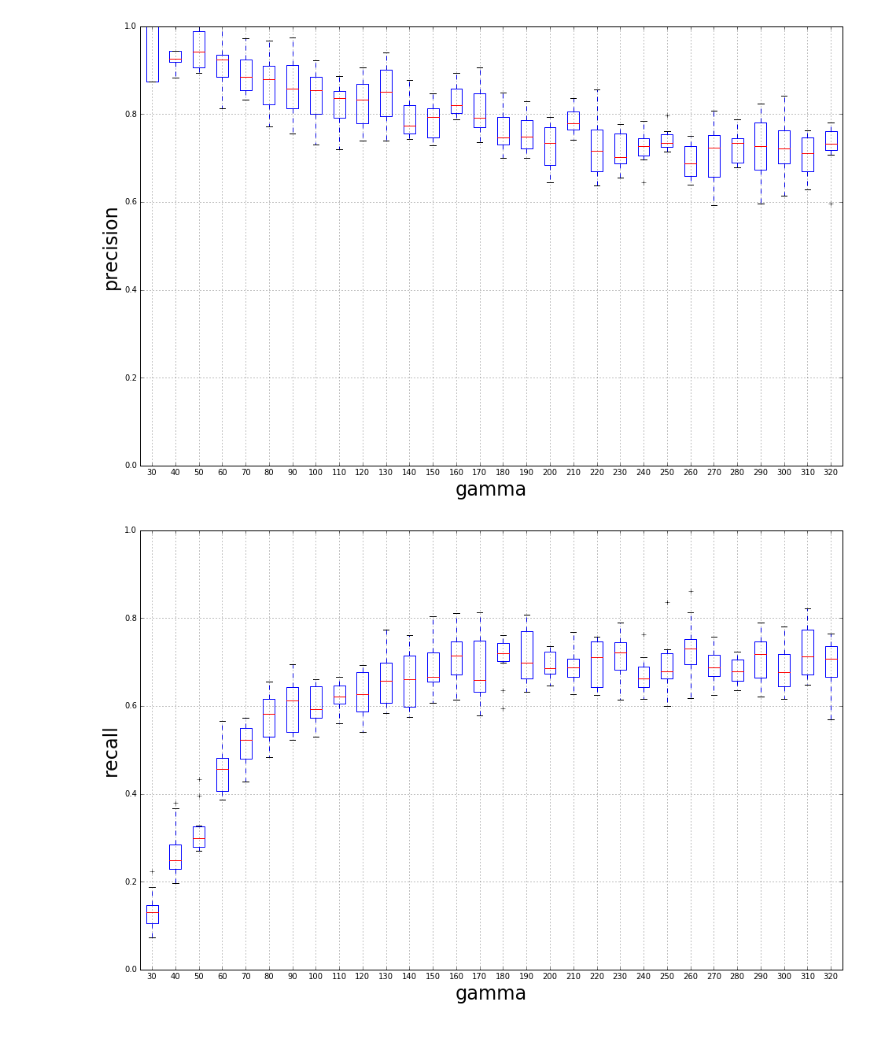
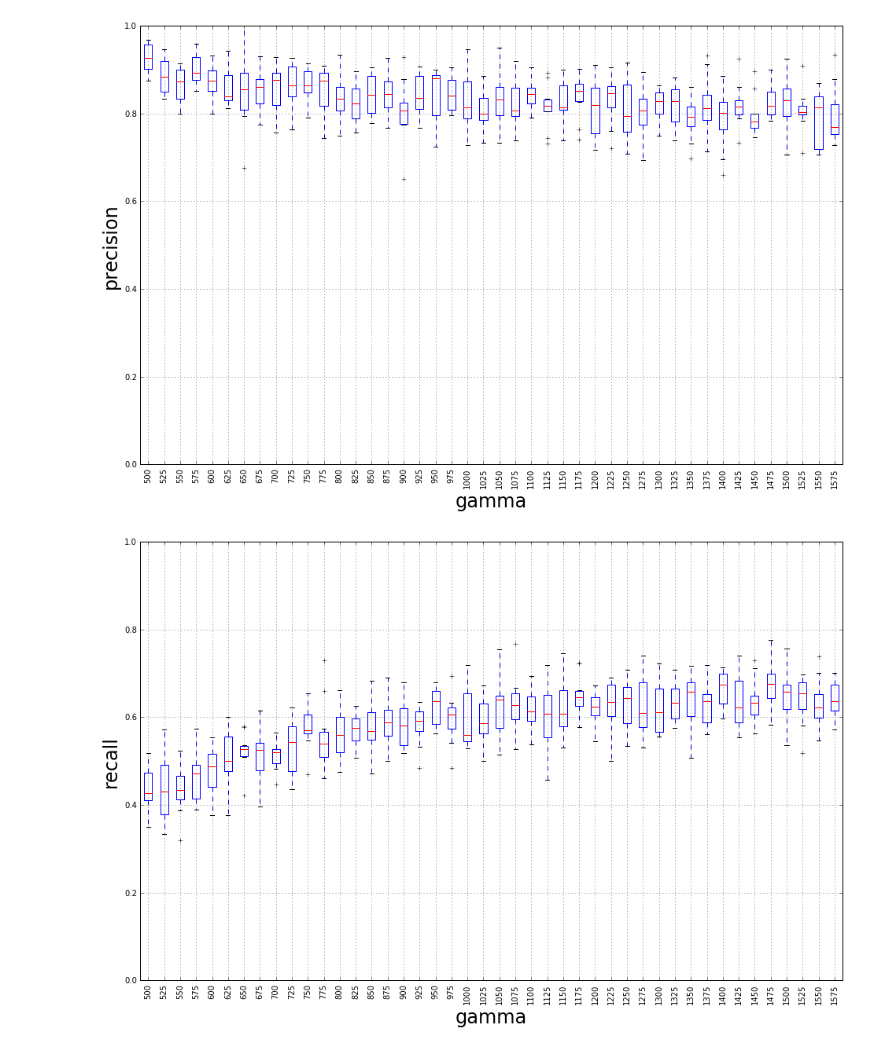
Before and after one commit to battelle-dsi-capstone-2015/notebooks, a Jupyter notebook: plot_test_results.ipynb, the cells around one changed output. Saved outputs shown, nothing was run; the diff lists cells and outputs as text; code cells hidden in the pictures.

Commit message:
plotted new test results for the gaussian kernel

```diff
--- a/plot_test_results.ipynb
+++ b/plot_test_results.ipynb
@@ -8,9 +8,9 @@ import pandas as pd
 %matplotlib inline
 pylab.rcParams['figure.figsize'] = (16.0, 10.0)
 # %%
-results = pd.read_csv("/home/matt/Datasets/Battelle Data/data-extracted/testing_results.csv")
+results = pd.read_csv("/home/matt/Datasets/Battelle Data/data-extracted/testing_results3.csv")
 # %%
-results = results[results.kernels=='laplace']
+results = results[results.kernels=='gaussian']
 # %%
 results.drop('kernels',axis=1,inplace=True)
 # %%
@@ -36,7 +36,8 @@ for metric in results.index.levels[0]:
     plot.set_ylabel(metric,size=24)
     plot.set_xlabel("gamma",size=24)
     plot.set_ylim(bottom=0,top=1)
+    plot.set_xticklabels(labels=results.columns,rotation=90)
     plot.grid(True)
     fig = plot.get_figure()
-    fig.savefig(metric+'.png',resolution=300)
+    fig.savefig(metric+'_gaussian.png',resolution=300)
 # %% [output]
@@ -45,2 +46,2 @@ for metric in results.index.levels[0]:
-[figure, old version]
+[figure, new version]
-[figure, old version]
+[figure, new version]
```
Also changed, not shown: parts of 2 cells of this notebook.
